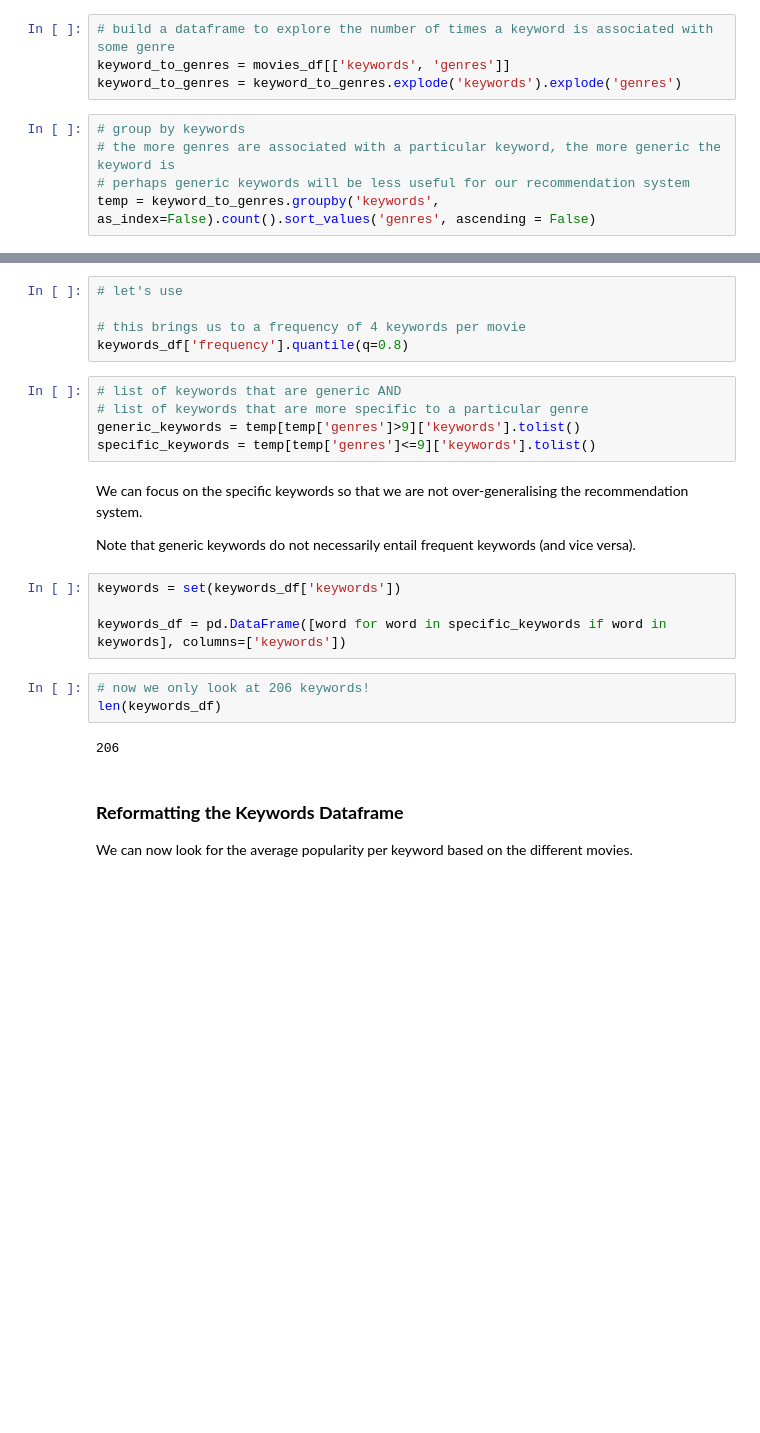
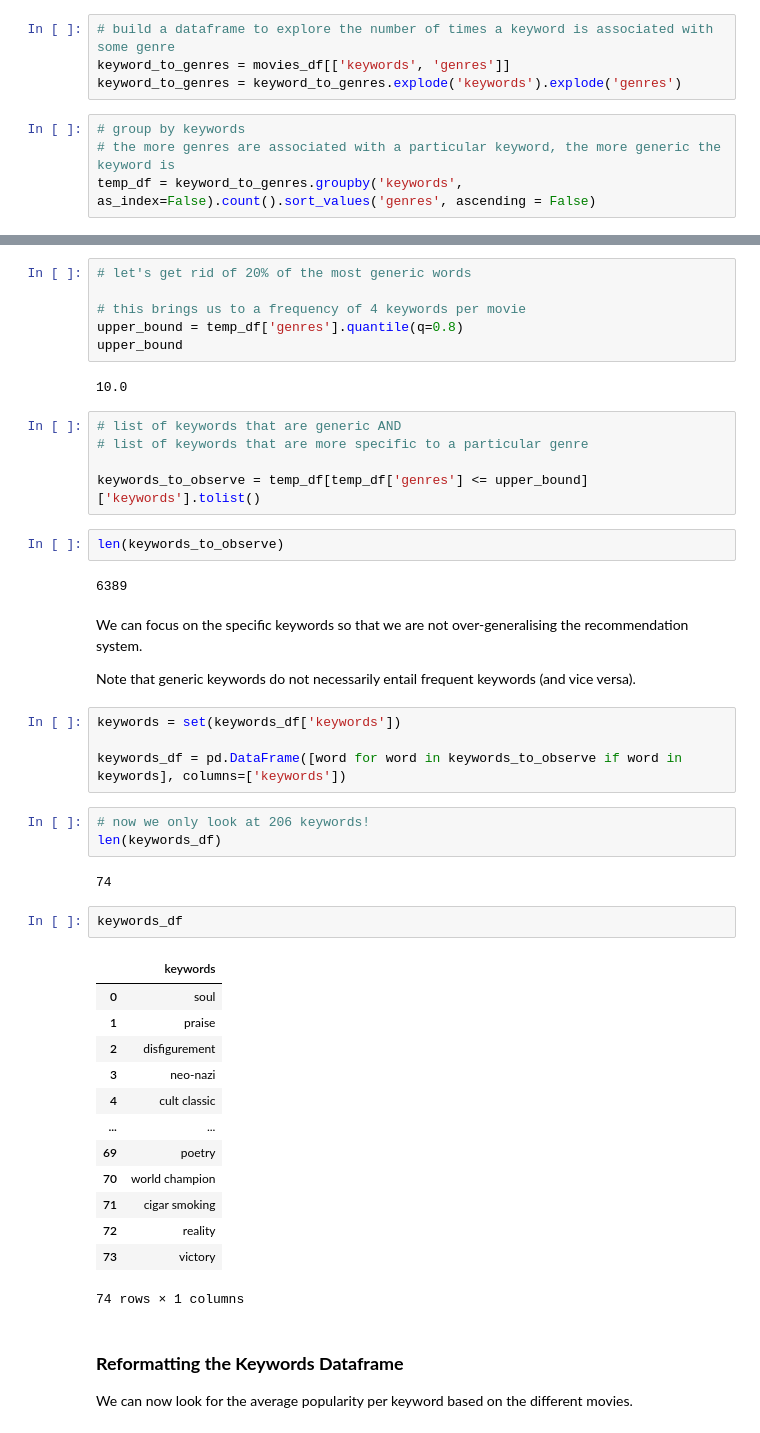
Before and after one commit to kunhwiko/Movie_Recommendation, a Jupyter notebook: src/CIS545_Group_Project.ipynb, the cells around one changed output, grey strips where cells are left out. Saved outputs shown, nothing was run; the diff lists cells and outputs as text; blank space fills up the shorter version.

Commit message:
reduce number of keywords

```diff
--- a/src/CIS545_Group_Project.ipynb
+++ b/src/CIS545_Group_Project.ipynb
@@ -512,6 +512,5 @@ keyword_to_genres = keyword_to_genres.explode('keywords').explode('genres')
 # %%
 # group by keywords
 # the more genres are associated with a particular keyword, the more generic the keyword is
-# perhaps generic keywords will be less useful for our recommendation system
-temp = keyword_to_genres.groupby('keywords', as_index=False).count().sort_values('genres', ascending = False)
+temp_df = keyword_to_genres.groupby('keywords', as_index=False).count().sort_values('genres', ascending = False)
 # %%
@@ -528,15 +527,22 @@ ax.set(xlabel='Frequency', ylabel='Percentile')
 [Text(0, 0.5, 'Percentile'), Text(0.5, 0, 'Frequency')]
 [figure]
 # %%
-# let's use
+# let's get rid of 20% of the most generic words
 
 # this brings us to a frequency of 4 keywords per movie
-keywords_df['frequency'].quantile(q=0.8)
+upper_bound = temp_df['genres'].quantile(q=0.8)
+upper_bound
+# %% [output]
+10.0
 # %%
 # list of keywords that are generic AND
 # list of keywords that are more specific to a particular genre
-generic_keywords = temp[temp['genres']>9]['keywords'].tolist()
-specific_keywords = temp[temp['genres']<=9]['keywords'].tolist()
+
+keywords_to_observe = temp_df[temp_df['genres'] <= upper_bound]['keywords'].tolist()
+# %%
+len(keywords_to_observe)
+# %% [output]
+6389
 # %% [markdown]
 We can focus on the specific keywords so that we are not over-generalising the recommendation system.
 
@@ -544,12 +550,28 @@ Note that generic keywords do not necessarily entail frequent keywords (and vice
 # %%
 keywords = set(keywords_df['keywords'])
 
-keywords_df = pd.DataFrame([word for word in specific_keywords if word in keywords], columns=['keywords'])
+keywords_df = pd.DataFrame([word for word in keywords_to_observe if word in keywords], columns=['keywords'])
 # %%
 # now we only look at 206 keywords!
 len(keywords_df)
 # %% [output]
-206
+74
+# %%
+keywords_df
+# %% [output]
+|  | keywords |
+| 0 | soul |
+| 1 | praise |
+| 2 | disfigurement |
+| 3 | neo-nazi |
+| 4 | cult classic |
+| ... | ... |
+| 69 | poetry |
+| 70 | world champion |
+| 71 | cigar smoking |
+| 72 | reality |
+| 73 | victory |
+74 rows × 1 columns
 # %% [markdown]
 ### **Reformatting the Keywords Dataframe**
 
```
Also changed, not shown: parts of 4 cells of this notebook.
